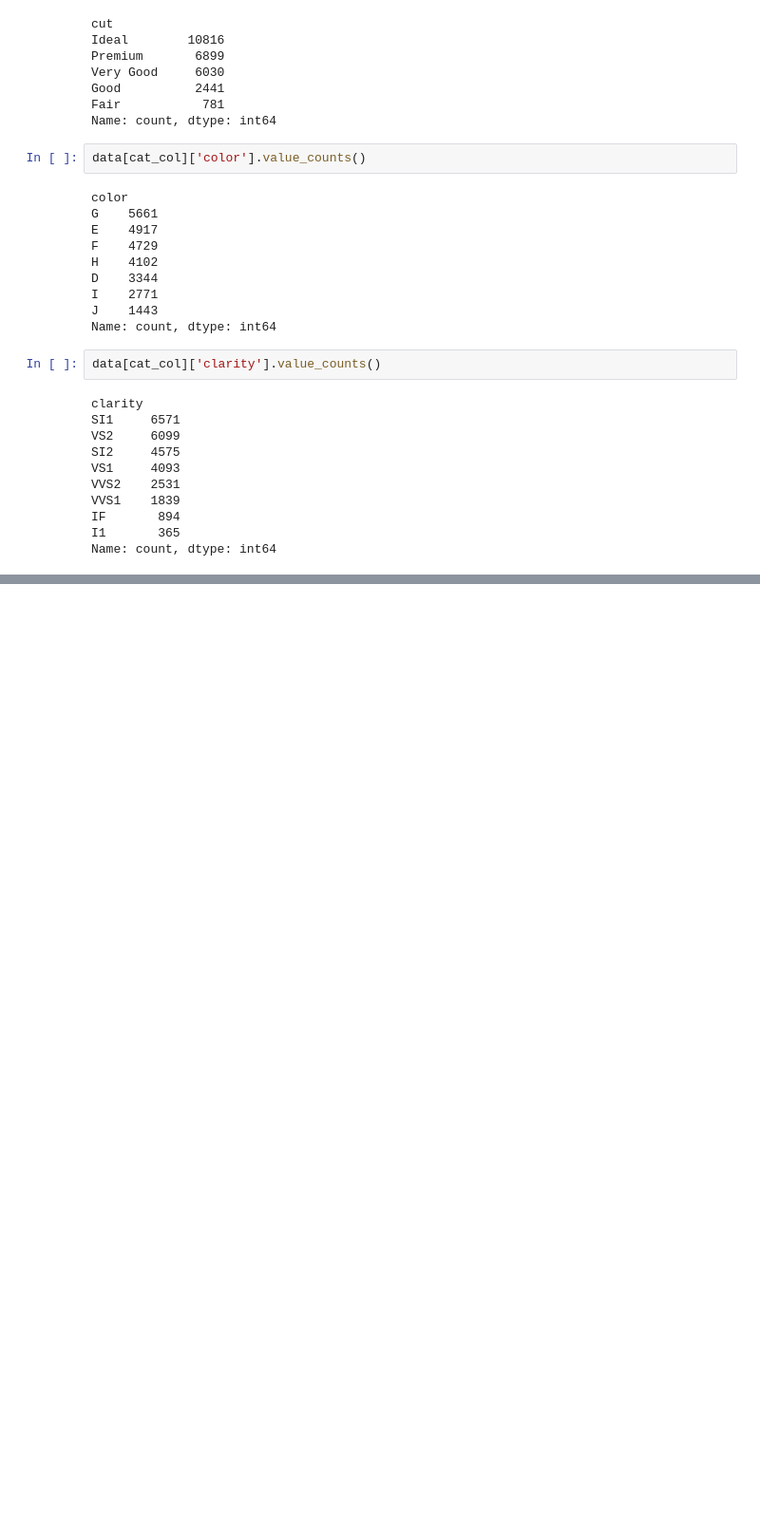
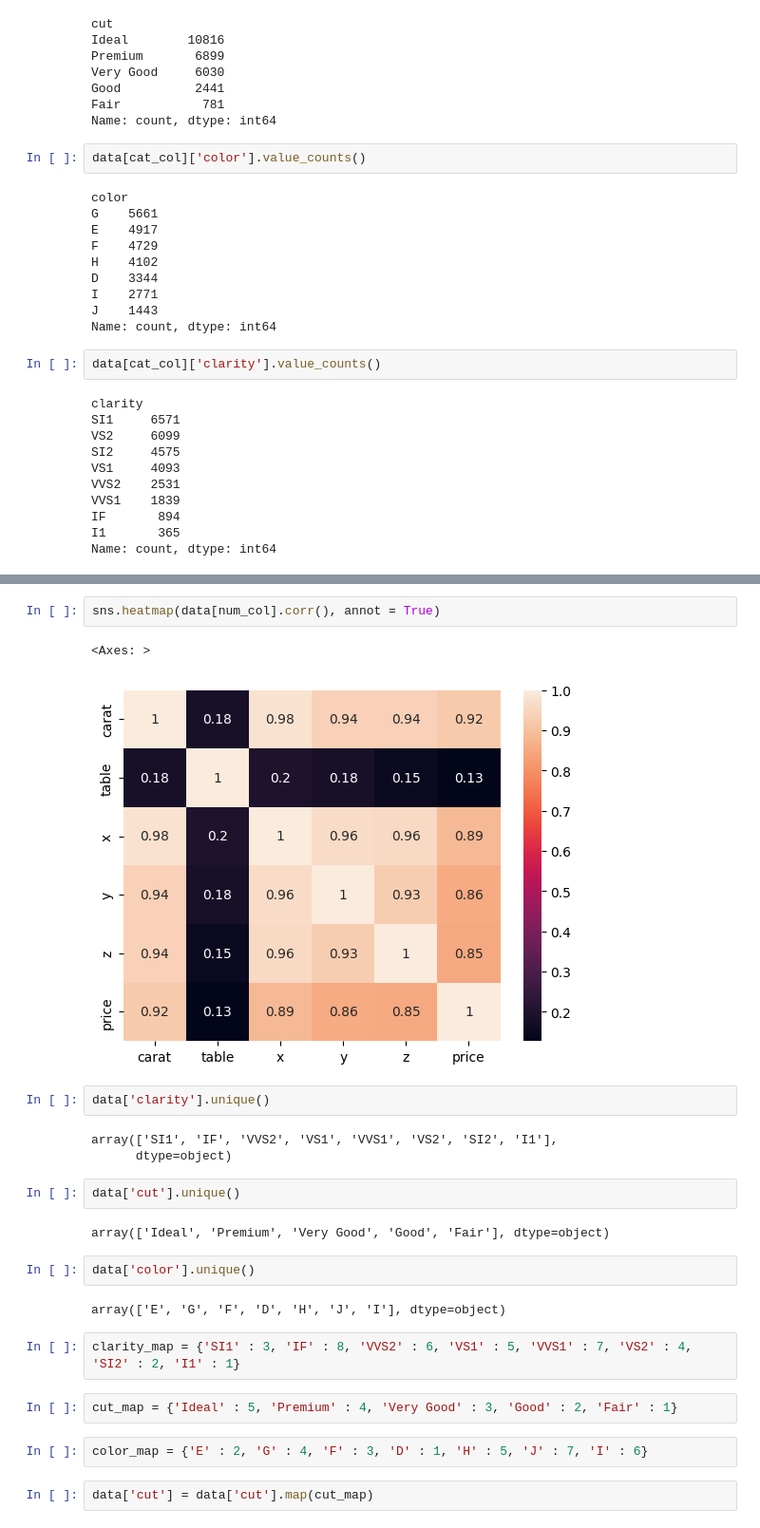
Before and after one commit to Jeeva95/End_to_end_Project_setup, a Jupyter notebook: notebooks/research.ipynb, the cells around one changed output, grey strips where cells are left out. Shown at 95% size. Cells and saved outputs as stored; diff of their text form; blank space fills up the shorter version.

```diff
--- a/notebooks/research.ipynb
+++ b/notebooks/research.ipynb
@@ -187,0 +214,26 @@ Name: count, dtype: int64
+# %%
+sns.heatmap(data[num_col].corr(), annot = True)
+# %% [output]
+<Axes: >
+[figure, added]
+# %%
+data['clarity'].unique()
+# %% [output]
+array(['SI1', 'IF', 'VVS2', 'VS1', 'VVS1', 'VS2', 'SI2', 'I1'],
+      dtype=object)
+# %%
+data['cut'].unique()
+# %% [output]
+array(['Ideal', 'Premium', 'Very Good', 'Good', 'Fair'], dtype=object)
+# %%
+data['color'].unique()
+# %% [output]
+array(['E', 'G', 'F', 'D', 'H', 'J', 'I'], dtype=object)
+# %%
+clarity_map = {'SI1' : 3, 'IF' : 8, 'VVS2' : 6, 'VS1' : 5, 'VVS1' : 7, 'VS2' : 4, 'SI2' : 2, 'I1' : 1}
+# %%
+cut_map = {'Ideal' : 5, 'Premium' : 4, 'Very Good' : 3, 'Good' : 2, 'Fair' : 1}
+# %%
+color_map = {'E' : 2, 'G' : 4, 'F' : 3, 'D' : 1, 'H' : 5, 'J' : 7, 'I' : 6}
+# %%
+data['cut'] = data['cut'].map(cut_map)
```
Also changed, not shown: parts of 6 cells of this notebook, 1 other file.
